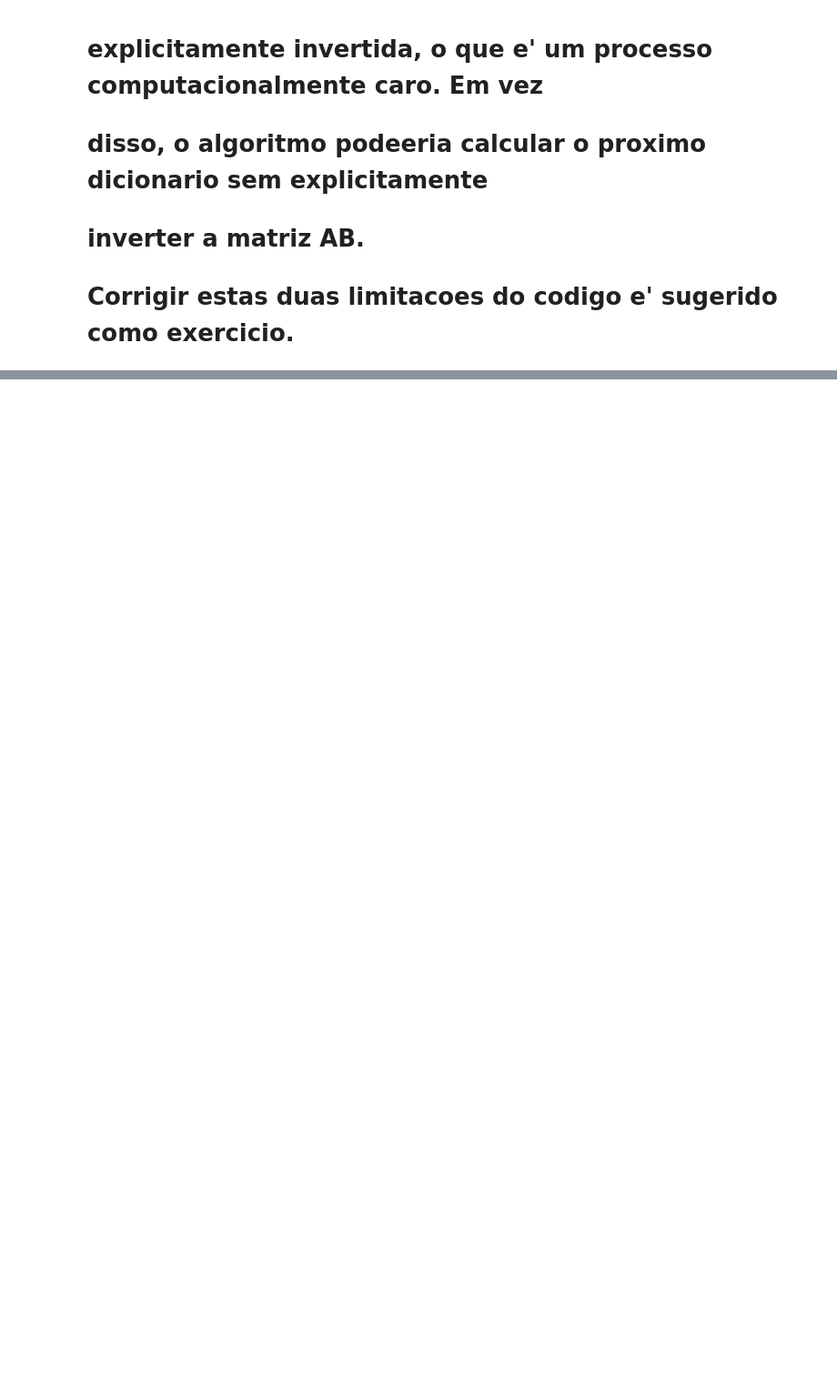
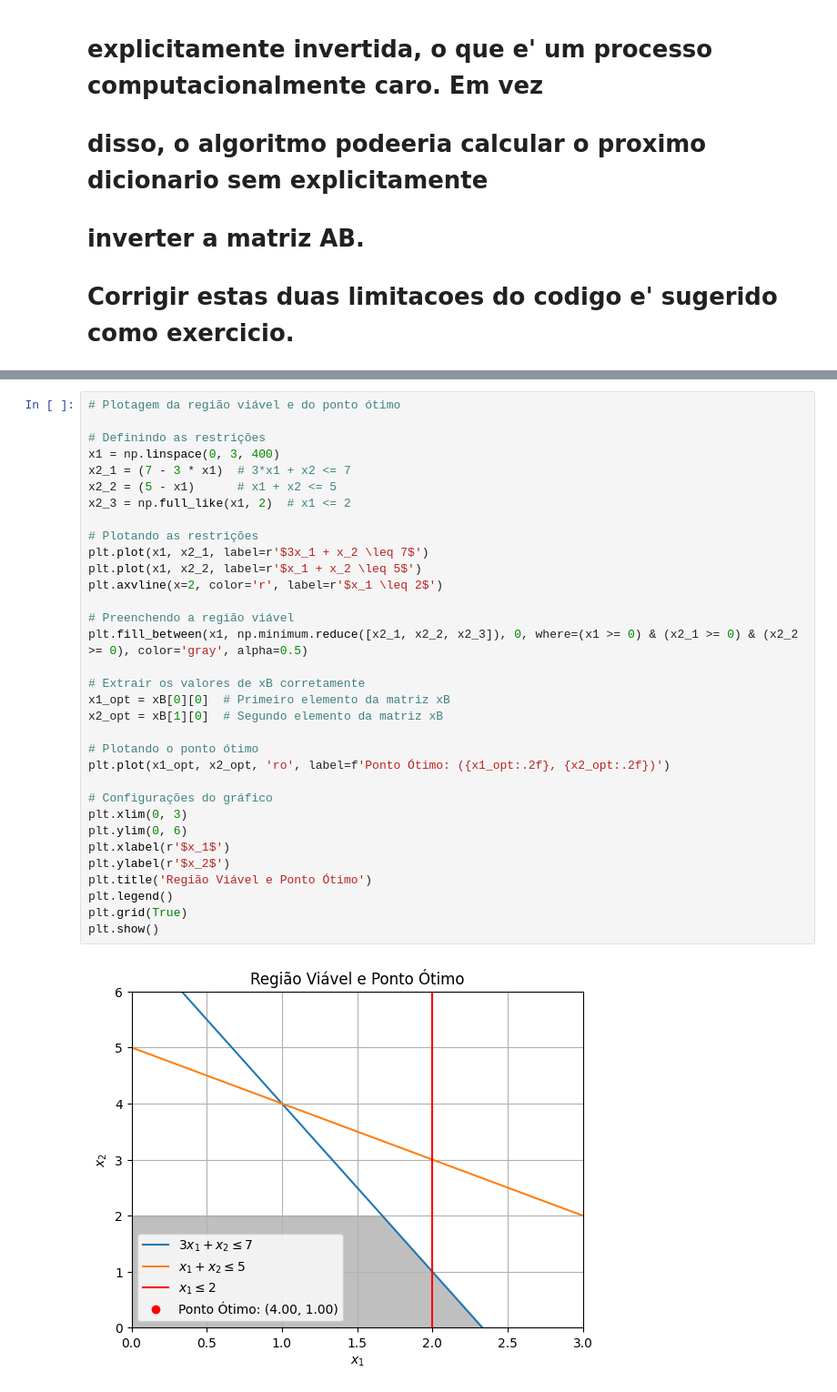
Before and after one commit to Caduescanti/algoritimo-simplex, a Jupyter notebook: algoritimo_simplex.ipynb, the cells around one changed output, grey strips where cells are left out. Shown: that part at 91% size. Cells and saved outputs as stored; diff of their text form; blank space fills up the shorter version.

Commit message:
com o gráfico

```diff
--- a/algoritimo_simplex.ipynb
+++ b/algoritimo_simplex.ipynb
@@ -165,3 +166,38 @@ Variavel de saida: 4
 Solucao otima.
 Primeira fase concluída. Base composta por variáveis originais.
 Nova base: [1, 4, 0]
+# %%
+# Plotagem da região viável e do ponto ótimo
+
+# Definindo as restrições
+x1 = np.linspace(0, 3, 400)
+x2_1 = (7 - 3 * x1)  # 3*x1 + x2 <= 7
+x2_2 = (5 - x1)      # x1 + x2 <= 5
+x2_3 = np.full_like(x1, 2)  # x1 <= 2
+
+# Plotando as restrições
+plt.plot(x1, x2_1, label=r'$3x_1 + x_2 \leq 7$')
+plt.plot(x1, x2_2, label=r'$x_1 + x_2 \leq 5$')
+plt.axvline(x=2, color='r', label=r'$x_1 \leq 2$')
+
+# Preenchendo a região viável
+plt.fill_between(x1, np.minimum.reduce([x2_1, x2_2, x2_3]), 0, where=(x1 >= 0) & (x2_1 >= 0) & (x2_2 >= 0), color='gray', alpha=0.5)
+
+# Extrair os valores de xB corretamente
+x1_opt = xB[0][0]  # Primeiro elemento da matriz xB
+x2_opt = xB[1][0]  # Segundo elemento da matriz xB
+
+# Plotando o ponto ótimo
+plt.plot(x1_opt, x2_opt, 'ro', label=f'Ponto Ótimo: ({x1_opt:.2f}, {x2_opt:.2f})')
+
+# Configurações do gráfico
+plt.xlim(0, 3)
+plt.ylim(0, 6)
+plt.xlabel(r'$x_1$')
+plt.ylabel(r'$x_2$')
+plt.title('Região Viável e Ponto Ótimo')
+plt.legend()
+plt.grid(True)
+plt.show()
+# %% [output]
+[figure, added]
```
Also changed, not shown: parts of 1 cell of this notebook.
